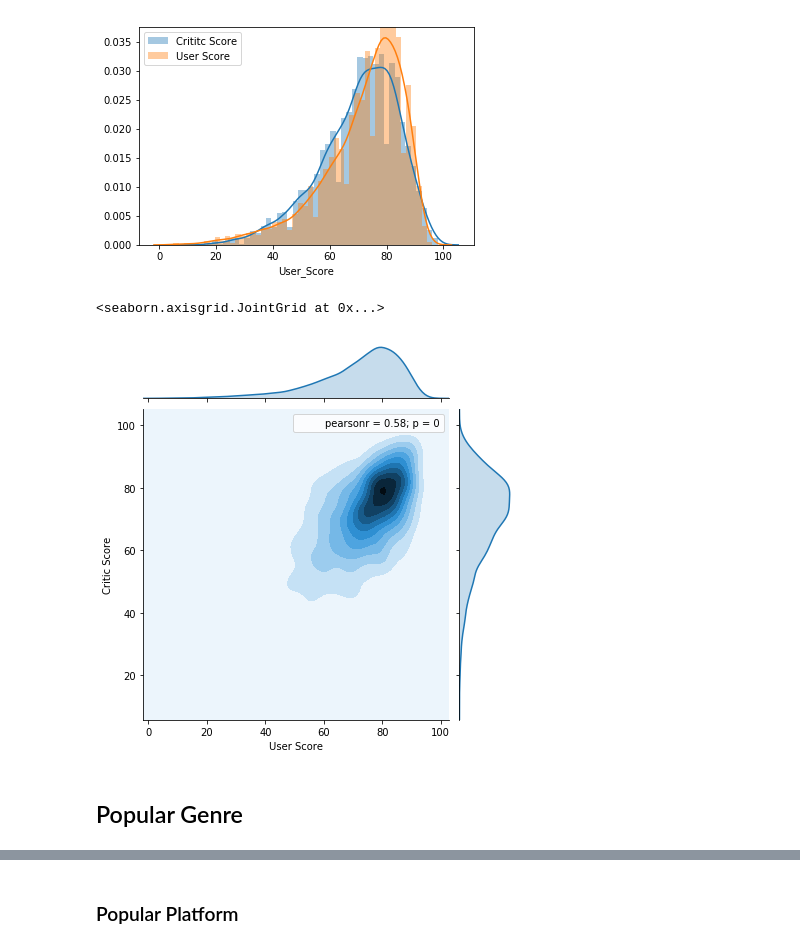
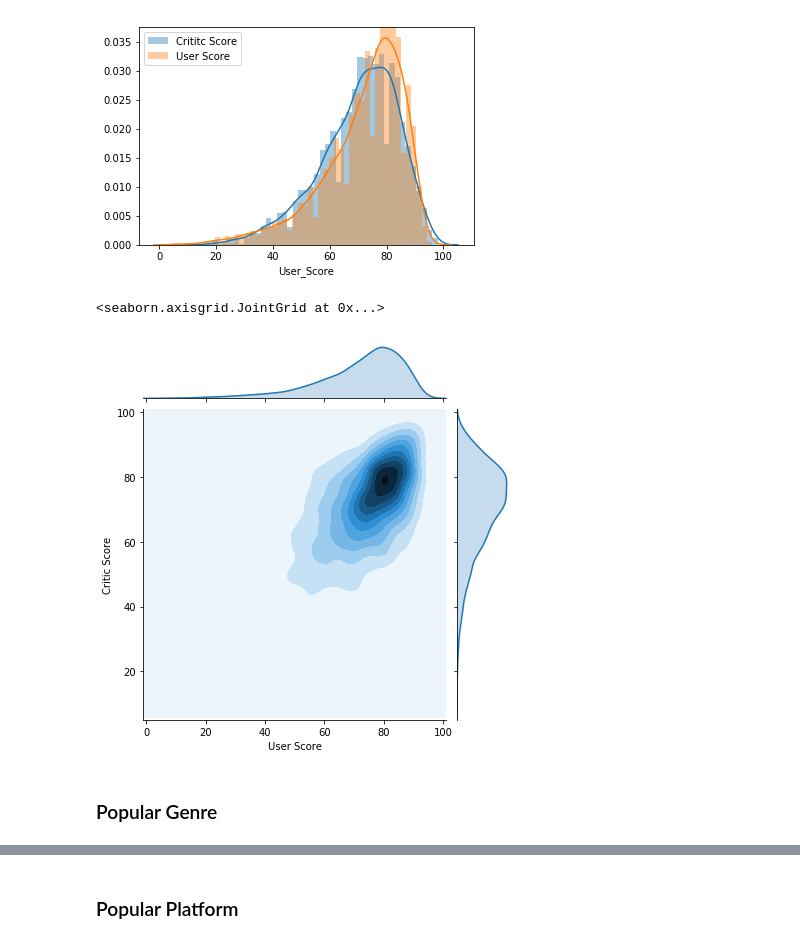
Before and after one commit to PedroLFerreira/Videogame-Data-Mining, a Jupyter notebook: videogames.ipynb, the cells around one changed output, grey strips where cells are left out. Drawn from its saved outputs; the diff is of its cells as text; code cells hidden in the pictures.

```diff
--- a/videogames.ipynb
+++ b/videogames.ipynb
@@ -90,12 +92,12 @@ plt.show()
 # %% [output]
 [figure]
 # %%
-plot = sns.jointplot(x="User_Score", y="Critic_Score", data=df, kind="kde")
+plot = sns.jointplot(x="User_Score", y="Critic_Score", data=df, kind="kde", stat_func=None, xlim=(-1,101), ylim=(5,101))
 plot.set_axis_labels('User Score', 'Critic Score')
 # %% [output]
 <seaborn.axisgrid.JointGrid at 0x...>
-[figure, old version]
+[figure, new version]
 # %% [markdown]
-## Popular Genre
+### Popular Genre
 # %%
 genres =['Action', 'Sports', 'Shooter', 'Role-Playing', 'Racing', 'Platform',
```
Also changed, not shown: parts of 13 cells of this notebook.
